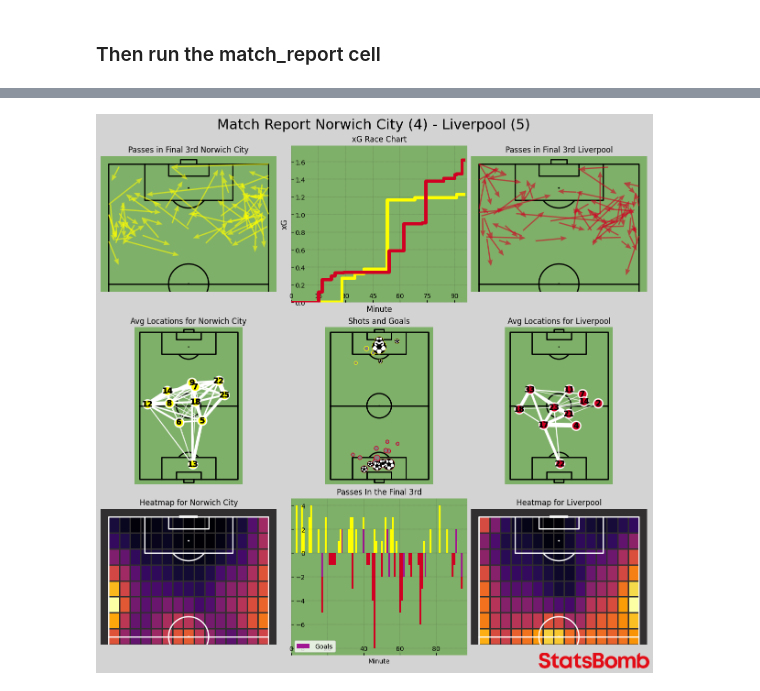
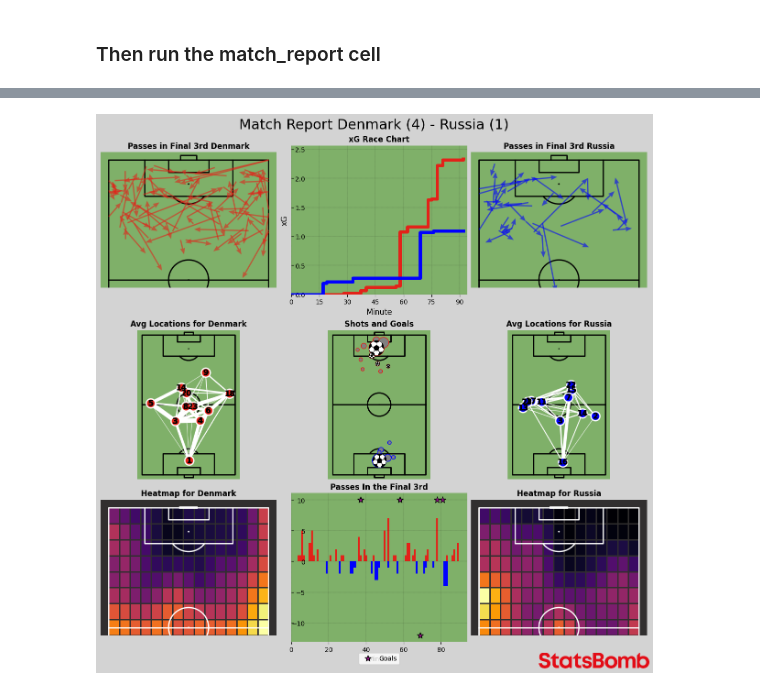
Before and after one commit to AugustSteff/Data-Analysis-in-football, a Jupyter notebook: Match_Reports/Post Match Report.ipynb, the cells around one changed output, grey strips where cells are left out. Drawn from its saved outputs; the diff is of its cells as text; code cells hidden in the pictures.

```diff
--- a/Match_Reports/Post Match Report.ipynb
+++ b/Match_Reports/Post Match Report.ipynb
@@ -52,11 +52,11 @@ sb.matches(competition_id=2, season_id=27)
 # %%
-match_report(matchId=3754348, # Statsbomb match id
+match_report(matchId=3788769, # Statsbomb match id
             save='n', #'y' for save 'n' for dont
-            home_team_color ='#FFFF00', # color for the home team
-            away_team_color = '#D10022' # color for the away team
+            home_team_color ='#E32219', # color for the home team
+            away_team_color = 'blue' # color for the away team
             )
 # %% [output]
-[figure, old version]
+[figure, new version]
 # %%
 def match_report(matchId, save, home_team_color, away_team_color):
 
```
Also changed, not shown: parts of 2 cells of this notebook, 2 other files.
